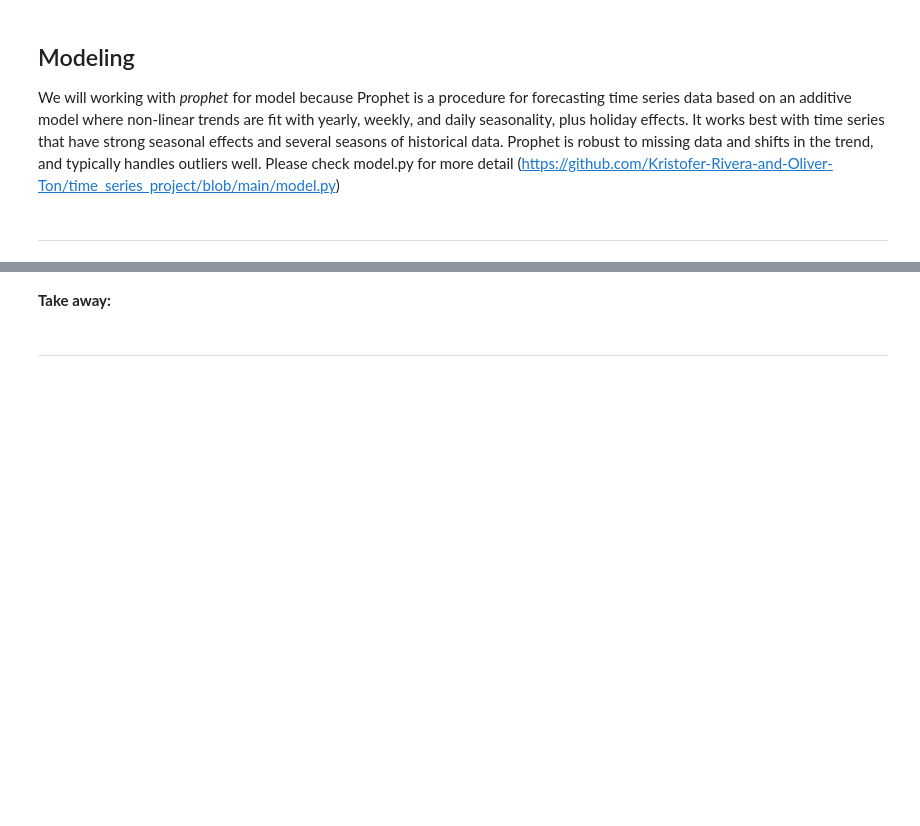
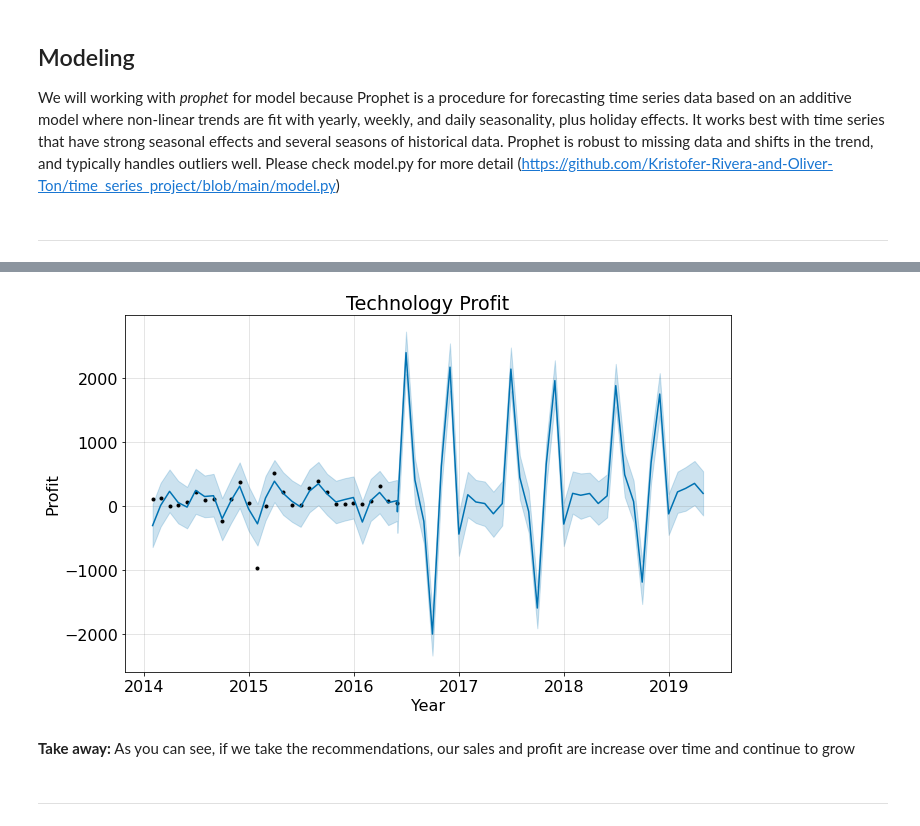
Before and after one commit to Kristofer-Rivera-and-Oliver-Ton/time_series_project, a Jupyter notebook: superstore_final.ipynb, the cells around one changed output, grey strips where cells are left out. Drawn from its saved outputs; the diff is of its cells as text; code cells hidden in the pictures; blank space fills up the shorter version.

```diff
--- a/superstore_final.ipynb
+++ b/superstore_final.ipynb
@@ -249,5 +234,13 @@ plt.show()
+# %%
+#Forecasting future profit for technologies
+technology_profit_model.plot(technology_profit_forecast, xlabel = 'Year', ylabel = 'Profit')
+plt.title('Technology Profit')
+plt.show()
+# %% [output]
+[figure, added]
 # %% [markdown]
 **Take away:**
+As you can see, if we take the recommendations, our sales and profit are increase over time and continue to grow
 # %% [markdown]
 ---
 # %% [markdown]
```
Also changed, not shown: parts of 10 cells of this notebook.
